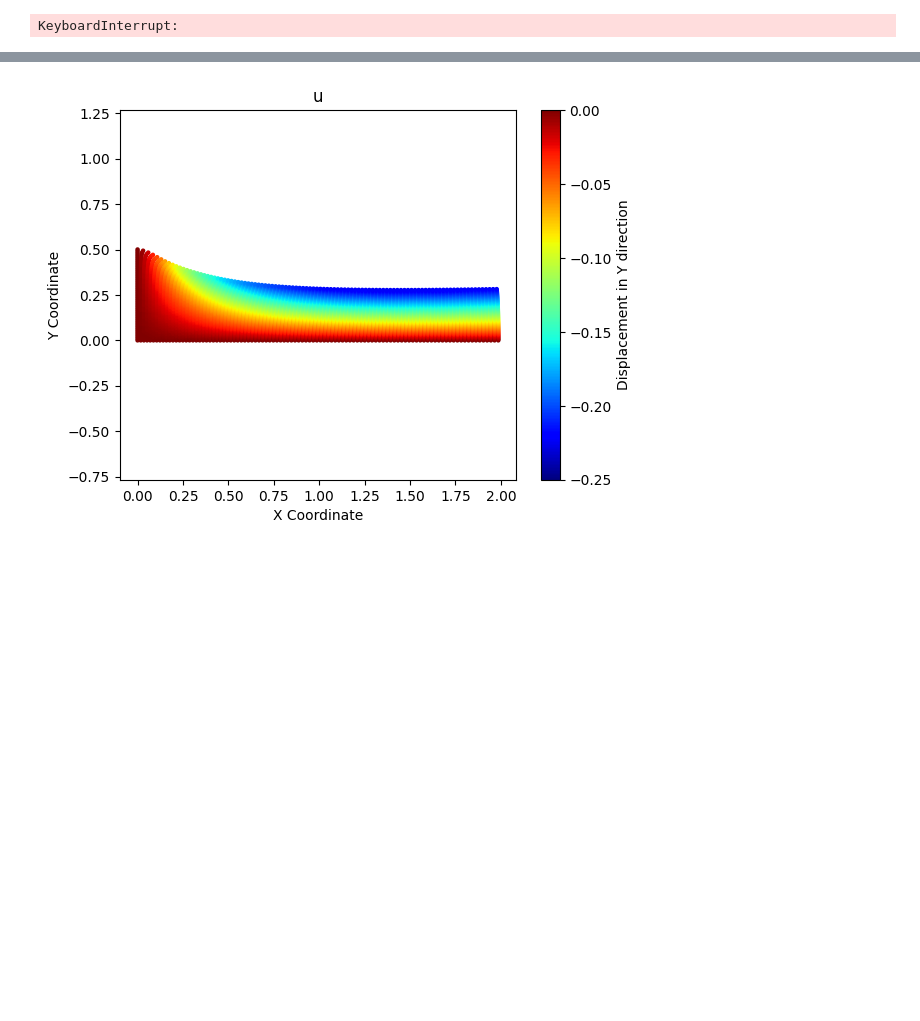
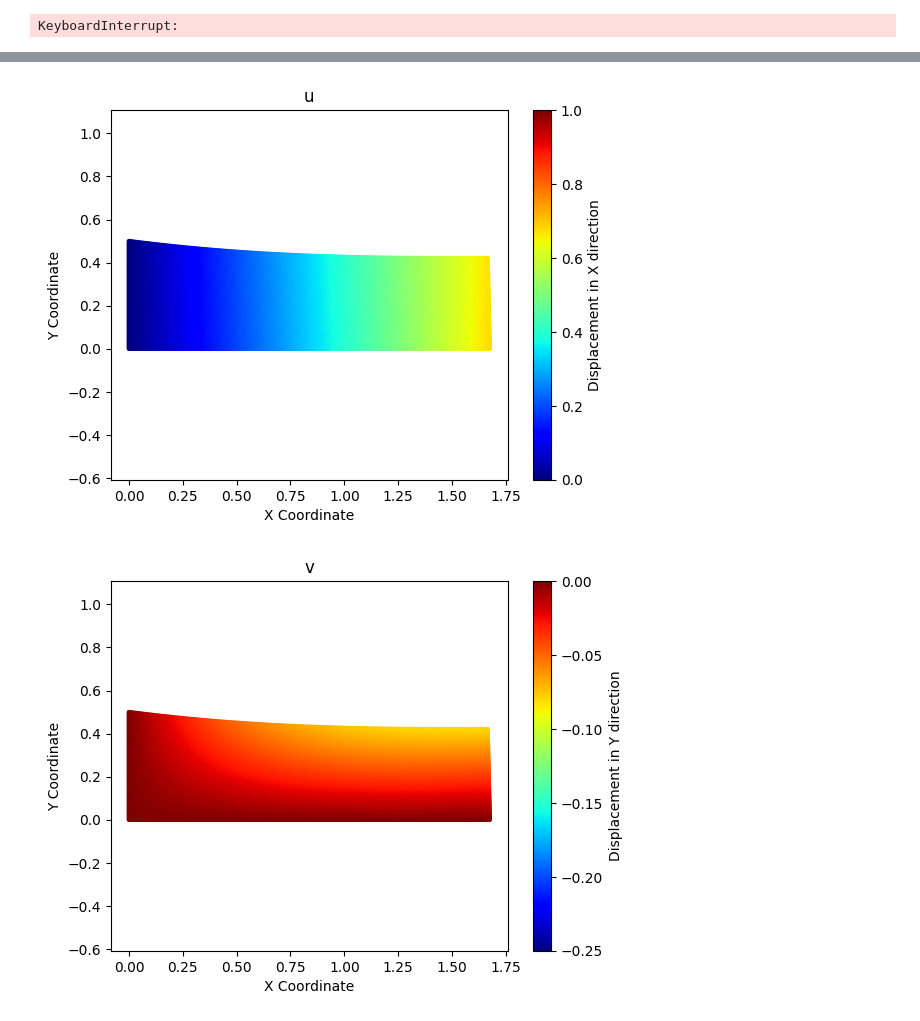
Before and after one commit to AhmadAkbariR/deepxde, a Jupyter notebook: examples/operator/elasticity-2D-AAR.ipynb, the cells around one changed output, grey strips where cells are left out. Drawn from its saved outputs; the diff is of its cells as text; code cells hidden in the pictures; blank space fills up the shorter version.

Commit message:
stress and strain added

```diff
--- a/examples/operator/elasticity-2D-AAR.ipynb
+++ b/examples/operator/elasticity-2D-AAR.ipynb
@@ -282,9 +282,10 @@ import torch
 
 # Define the PDE system
 
+nu = 0.3
+E = 1
 def pde_system(x , u):
     # Define the parameters
-    nu = 0.3
 
     # Calculate the second derivatives of u and v
     u_xx = dde.grad.hessian(u, x, component=0, i = 0 , j = 0)
@@ -346,7 +347,6 @@ def Right_constraint(x , u, X=[]):
 
 def Bottom_constraint(x , u, X=[]):
     # Compute the gradients
-    nu = 0.3
     # The Neumann condition: 2*nu*∂u/∂x + ∂v/∂y = 0
     u_grad_x = dde.grad.jacobian(u, x, i=0, j=0)  # ∂u/∂x
     v_grad_y = dde.grad.jacobian(u, x, i=1, j=1)  # ∂v/∂y
@@ -363,7 +363,6 @@ def top_contraint2(x , u, X=[]):
     # Compute the gradients
     u_grad_x = dde.grad.jacobian(u, x, i=0, j=0)  # ∂u/∂x
     v_grad_y = dde.grad.jacobian(u, x, i=1, j=1)  # ∂v/∂y
-    nu = 0.3
     # The Neumann condition: 2*nu*∂u/∂x + ∂v/∂y = 0
     return  (1-nu)*v_grad_y + nu*u_grad_x
 
@@ -419,11 +418,12 @@ model = dde.Model(data, net)
 #losshistory, train_state = model.train(iterations=1000)
 
 model.compile("adam", lr=0.0005)  # Note changing learning_rate to lr
-losshistory, train_state = model.train(iterations=200)
-'''
+losshistory, train_state = model.train(iterations=2000)
+
 model.compile("L-BFGS")
 losshistory, train_state = model.train(iterations=1000)
 
+'''
 model.compile("adam", lr=0.0002)  # Note changing learning_rate to lr
 losshistory, train_state = model.train(iterations=12000)
 model.compile("L-BFGS")
@@ -455,6 +455,16 @@ dudy = dudy_callback.get_value()  # Access the derivative values stored in the c
 dvdx = dvdx_callback.get_value()  # Access the derivative values stored in the callback
 dvdy = dvdy_callback.get_value()  # Access the derivative values stored in the callback
 
+
+# Calculate strains
+epsilon_x = dudx
+epsilon_y = dvdy
+epsilon_xy = 0.5 * (dudy + dvdx)
+
+# Calculate stresses
+sigma_x = E / (1 - nu**2) * (epsilon_x + nu * epsilon_y)
+sigma_y = E / (1 - nu**2) * (epsilon_y + nu * epsilon_x)
+sigma_xy = E / (2 * (1 + nu)) * epsilon_xy
 
 #--------------------------------------------------------------------------#
 ###                          PLOT DEFORMATION
@@ -506,32 +526,67 @@ import numpy as np
 #predictions = model.predict(X_test)
 
 # Deformed coordinates
 deformed = deform_coord(X_test, predictions)
 
 # Calculate displacements in the x direction
 u = predictions[:, 0]
 v = predictions[:, 1]
 
 # Plot the deformed shape with color map for the displacement in y direction
 plt.figure()
-scatter = plt.scatter(deformed[:, 0], deformed[:, 1], s = 5, c=v, cmap='jet', vmin=0, vmax=1)
+scatter = plt.scatter(deformed[:, 0], deformed[:, 1], s = 5, c=u, cmap='jet', vmin=0, vmax=1)
 plt.colorbar(scatter, label='Displacement in X direction')
 plt.title('u')
 plt.xlabel('X Coordinate')
 plt.ylabel('Y Coordinate')
 
 plt.axis('equal')  # To maintain aspect ratio
 plt.show()
 
 # Plot the deformed shape with color map for the displacement in y direction
 plt.figure()
 scatter = plt.scatter(deformed[:, 0], deformed[:, 1], s = 5, c=v, cmap='jet', vmin=-0.25, vmax=0)
 plt.colorbar(scatter, label='Displacement in Y direction')
 plt.title('v')
 plt.xlabel('X Coordinate')
 plt.ylabel('Y Coordinate')
 
 plt.axis('equal')  # To maintain aspect ratio
 plt.show()
+
+# Plot the deformed shape with color map for the s_xx
+plt.figure()
+scatter = plt.scatter(deformed[:, 0], deformed[:, 1], s = 5, c=sigma_x, cmap='jet', vmin=min(sigma_x), vmax=max(sigma_x))
+plt.colorbar(scatter, label='Stress, S_xx')
+plt.title('S_xx')
+plt.xlabel('X Coordinate')
+plt.ylabel('Y Coordinate')
+
+plt.axis('equal')  # To maintain aspect ratio
+plt.show()
+
+
+# Plot the deformed shape with color map for the s_yy
+plt.figure()
+scatter = plt.scatter(deformed[:, 0], deformed[:, 1], s = 5, c=sigma_y, cmap='jet', vmin=min(sigma_y), vmax=max(sigma_y))
+plt.colorbar(scatter, label='Stress, S_yy')
+plt.title('S_yy')
+plt.xlabel('X Coordinate')
+plt.ylabel('Y Coordinate')
+
+plt.axis('equal')  # To maintain aspect ratio
+plt.show()
+
+# Plot the deformed shape with color map for the s_xy
+plt.figure()
+scatter = plt.scatter(deformed[:, 0], deformed[:, 1], s = 5, c=sigma_xy, cmap='jet', vmin=min(sigma_xy), vmax=max(sigma_xy))
+plt.colorbar(scatter, label='Stress, S_xy')
+plt.title('S_xy')
+plt.xlabel('X Coordinate')
+plt.ylabel('Y Coordinate')
+
+plt.axis('equal')  # To maintain aspect ratio
+plt.show()
 # %% [output]
-[figure, old version]
+[figure, new version]
+[figure, added]
```
Also changed, not shown: parts of 2 cells of this notebook.
